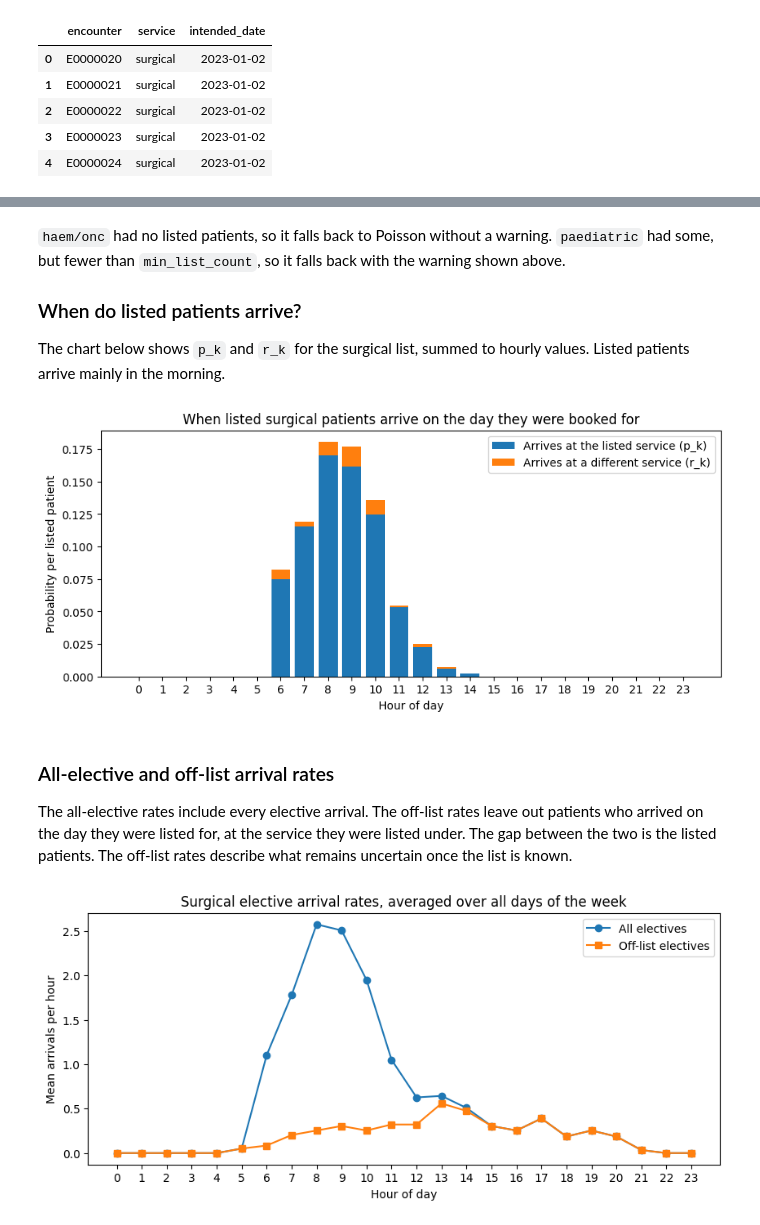
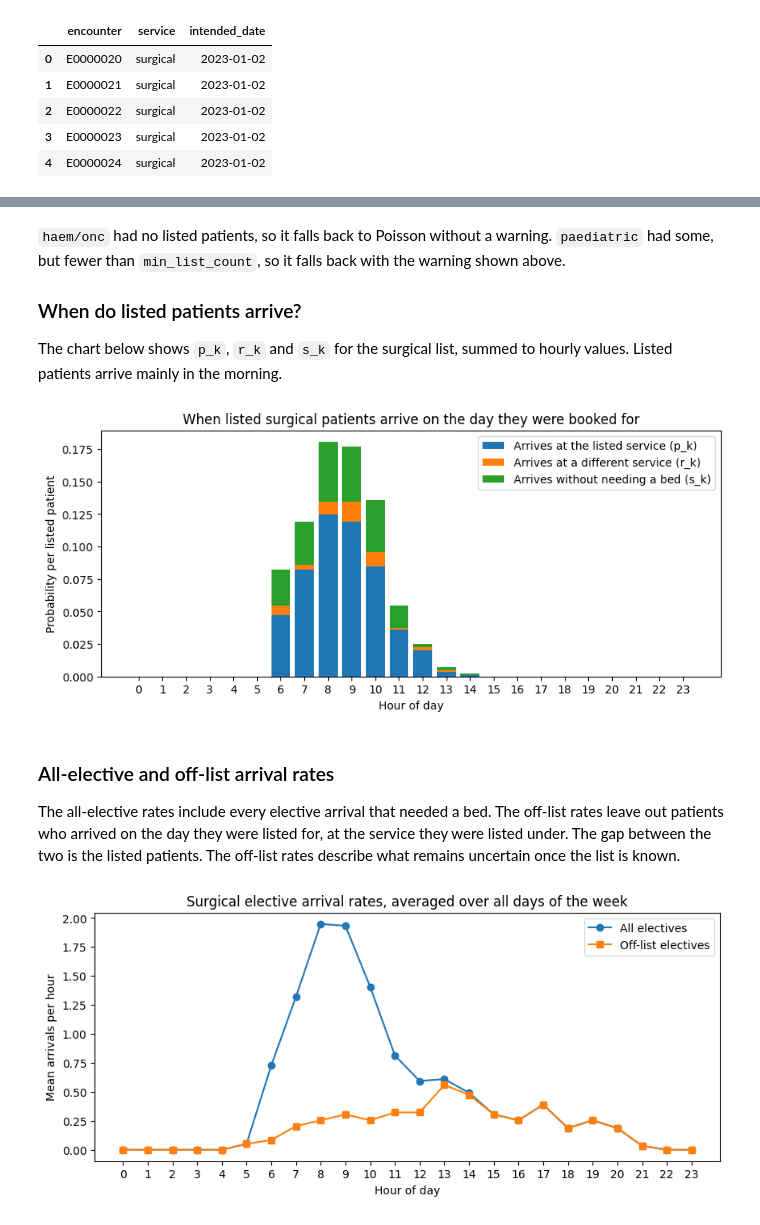
Before and after one commit to zmek/patientflow, a Jupyter notebook: notebooks/3g_Predict_elective_demand_using_a_list.ipynb, the cells around one changed output, grey strips where cells are left out. Cells and saved outputs as stored; diff of their text form; code cells hidden in the pictures.

```diff
--- a/notebooks/3g_Predict_elective_demand_using_a_list.ipynb
+++ b/notebooks/3g_Predict_elective_demand_using_a_list.ipynb
@@ -36,6 +36,8 @@ The function returns two dataframes. `elective_arrivals` has one row per electiv
 # %%
 from patientflow.generate import create_fake_elective_lists
 
-elective_arrivals, elective_list = create_fake_elective_lists('2023-01-01', '2023-04-01')
+elective_arrivals, elective_list = create_fake_elective_lists(
+    '2023-01-01', '2023-04-01', not_admitted_share=0.3
+)
 elective_arrivals.head()
 # %% [output]
@@ -102,9 +108,11 @@ start_test_set = date(2023, 3, 1)
 num_days = (start_test_set - start_training_set).days
 
 arrival_dates = elective_arrivals['arrival_datetime'].dt.date
-train_elective_arrivals = elective_arrivals[
+train_period_arrivals = elective_arrivals[
     (arrival_dates >= start_training_set) & (arrival_dates < start_test_set)
 ]
+train_elective_arrivals = train_period_arrivals[train_period_arrivals['is_admitted']]
+train_arrivals_not_admitted = train_period_arrivals[~train_period_arrivals['is_admitted']]
 
 # Leave out the list for the first training day (see above)
 train_elective_list = elective_list[
@@ -112,6 +120,7 @@ train_elective_list = elective_list[
     & (elective_list['intended_date'] < start_test_set)
 ]
 
-print(f'Training arrivals: {len(train_elective_arrivals)}; '
+print(f'Training arrivals: {len(train_elective_arrivals)} needing a bed, '
+      f'{len(train_arrivals_not_admitted)} not; '
       f'training list rows: {len(train_elective_list)}; days: {num_days}')
 # %% [output]
@@ -151,6 +162,7 @@ with warnings.catch_warnings(record=True) as caught:
     list_model.fit(
         train_elective_arrivals.set_index('arrival_datetime'),
         list_df=train_elective_list,
+        arrivals_not_admitted=train_arrivals_not_admitted.set_index('arrival_datetime'),
         yta_time_interval=yta_time_interval,
         num_days=num_days,
     )
@@ -184,32 +197,35 @@ pd.DataFrame(rows).set_index('service').round(3)
 
 ### When do listed patients arrive?
 
-The chart below shows `p_k` and `r_k` for the surgical list, summed to hourly values. Listed patients arrive mainly in the morning.
+The chart below shows `p_k`, `r_k` and `s_k` for the surgical list, summed to hourly values. Listed patients arrive mainly in the morning.
 # %%
 import matplotlib.pyplot as plt
 
 intervals_per_hour = int(timedelta(hours=1) / yta_time_interval)
 surgical_weights = list_model.weights['surgical']
 
 # Sum the 15-minute values to hourly values
 same_service_by_hour = surgical_weights['list_interval_probs'].reshape(24, intervals_per_hour).sum(axis=1)
 other_service_by_hour = surgical_weights['list_other_service_probs'].reshape(24, intervals_per_hour).sum(axis=1)
+not_admitted_by_hour = surgical_weights['list_not_admitted_probs'].reshape(24, intervals_per_hour).sum(axis=1)
 
 fig, ax = plt.subplots(figsize=(10, 4))
 ax.bar(range(24), same_service_by_hour, label='Arrives at the listed service (p_k)')
 ax.bar(range(24), other_service_by_hour, bottom=same_service_by_hour, label='Arrives at a different service (r_k)')
+ax.bar(range(24), not_admitted_by_hour, bottom=same_service_by_hour + other_service_by_hour,
+       label='Arrives without needing a bed (s_k)')
 ax.set_xticks(range(24))
 ax.set_xlabel('Hour of day')
 ax.set_ylabel('Probability per listed patient')
 ax.set_title('When listed surgical patients arrive on the day they were booked for')
 ax.legend()
 plt.show()
 # %% [output]
-[figure, old version]
+[figure, new version]
 # %% [markdown]
 ### All-elective and off-list arrival rates
 
-The all-elective rates include every elective arrival. The off-list rates leave out patients who arrived on the day they were listed for, at the service they were listed under. The gap between the two is the listed patients. The off-list rates describe what remains uncertain once the list is known.
+The all-elective rates include every elective arrival that needed a bed. The off-list rates leave out patients who arrived on the day they were listed for, at the service they were listed under. The gap between the two is the listed patients. The off-list rates describe what remains uncertain once the list is known.
 # %%
 def hourly(rates_by_time):
     return np.array(list(rates_by_time.values())).reshape(24, intervals_per_hour).sum(axis=1)
@@ -224,7 +240,7 @@ ax.set_title('Surgical elective arrival rates, averaged over all days of the wee
 ax.legend()
 plt.show()
 # %% [output]
-[figure, old version]
+[figure, new version]
 # %% [markdown]
 ## Predict for one day
 
```
Also changed, not shown: parts of 26 cells of this notebook, 7 other files.
